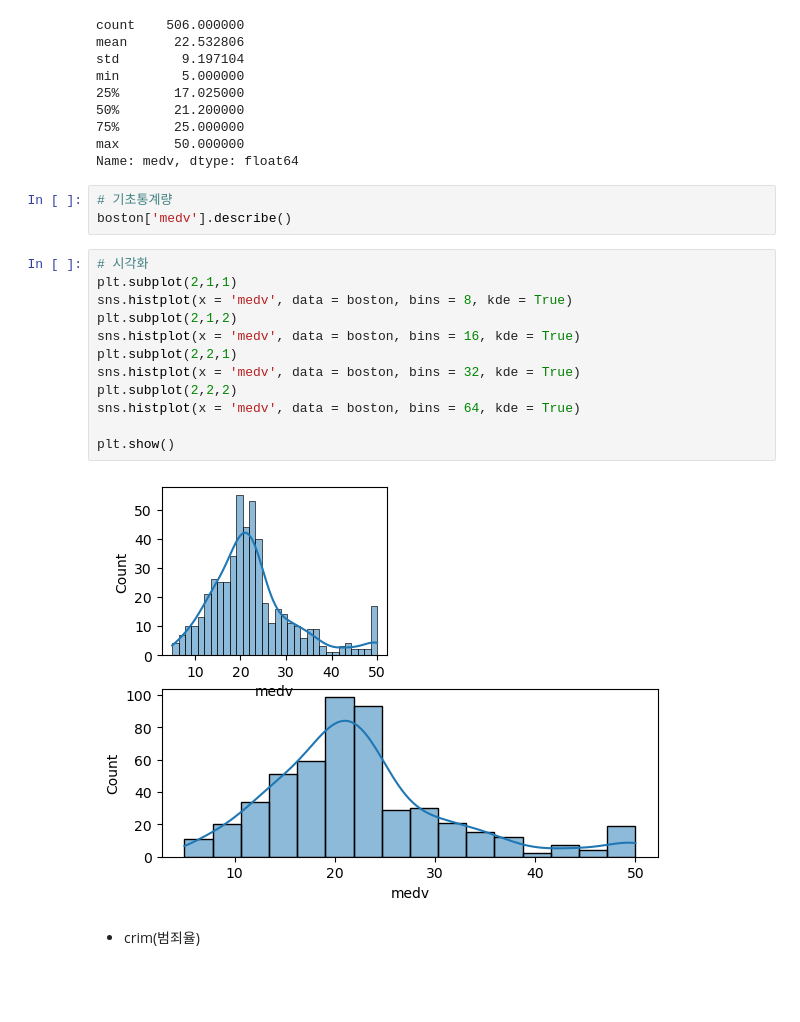
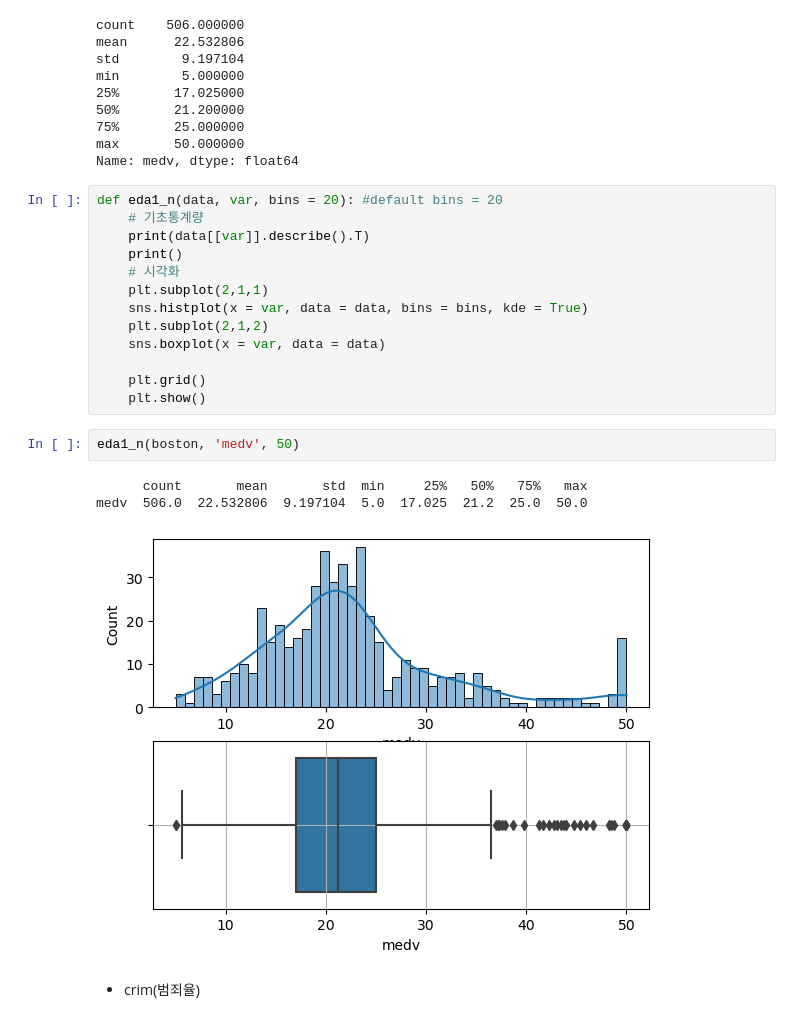
Before and after one commit to Hyunggul/Numpy-Pandas, a Jupyter notebook: 07 - 단변량분석.ipynb, the cells around one changed output. Saved outputs shown, nothing was run; the diff lists cells and outputs as text; blank space fills up the shorter version.

```diff
--- a/07 - 단변량분석.ipynb
+++ b/07 - 단변량분석.ipynb
@@ -582,23 +582,25 @@ min        5.000000
 75%       25.000000
 max       50.000000
 Name: medv, dtype: float64
-# %%
-# 기초통계량
-boston['medv'].describe()
-# %%
-# 시각화
-plt.subplot(2,1,1)
-sns.histplot(x = 'medv', data = boston, bins = 8, kde = True)
-plt.subplot(2,1,2)
-sns.histplot(x = 'medv', data = boston, bins = 16, kde = True)
-plt.subplot(2,2,1)
-sns.histplot(x = 'medv', data = boston, bins = 32, kde = True)
-plt.subplot(2,2,2)
-sns.histplot(x = 'medv', data = boston, bins = 64, kde = True)
-
-plt.show()
-# %% [output]
-[figure, removed]
+# %%
+def eda1_n(data, var, bins = 20): #default bins = 20
+    # 기초통계량
+    print(data[[var]].describe().T)
+    print()
+    # 시각화
+    plt.subplot(2,1,1)
+    sns.histplot(x = var, data = data, bins = bins, kde = True)
+    plt.subplot(2,1,2)
+    sns.boxplot(x = var, data = data)
+
+    plt.grid()
+    plt.show()
+# %%
+eda1_n(boston, 'medv', 50)
+# %% [output]
+      count       mean       std  min     25%   50%   75%   max
+medv  506.0  22.532806  9.197104  5.0  17.025  21.2  25.0  50.0
+[figure, added]
 # %% [markdown]
 * crim(범죄율)
 # %%
```
Also changed, not shown: parts of 4 cells of this notebook.
